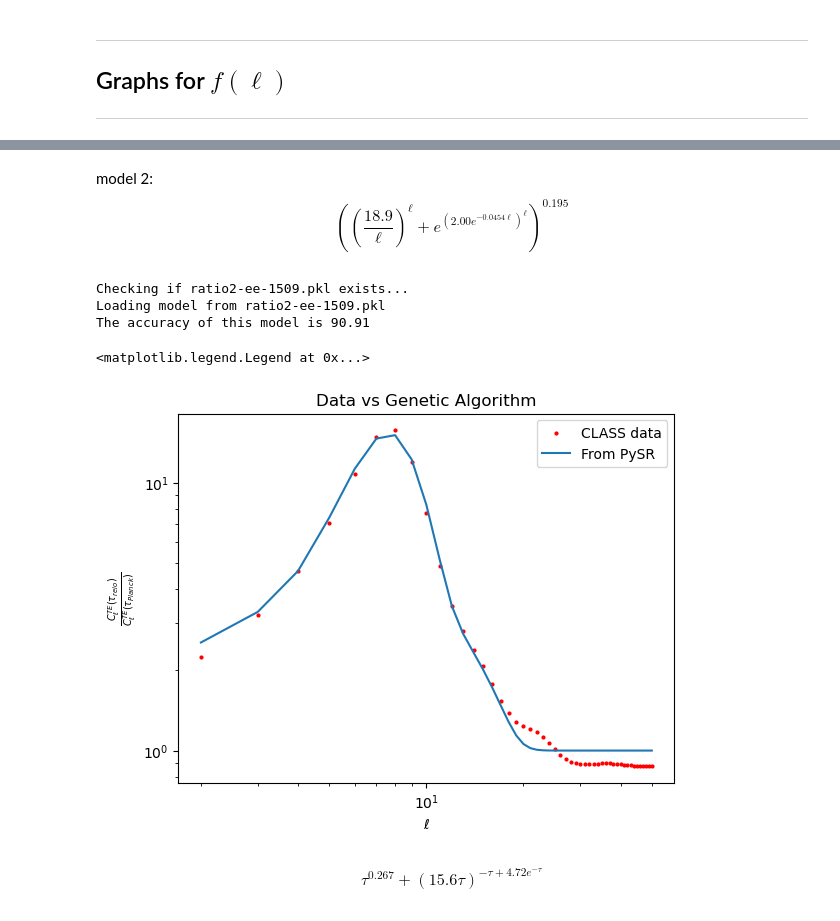
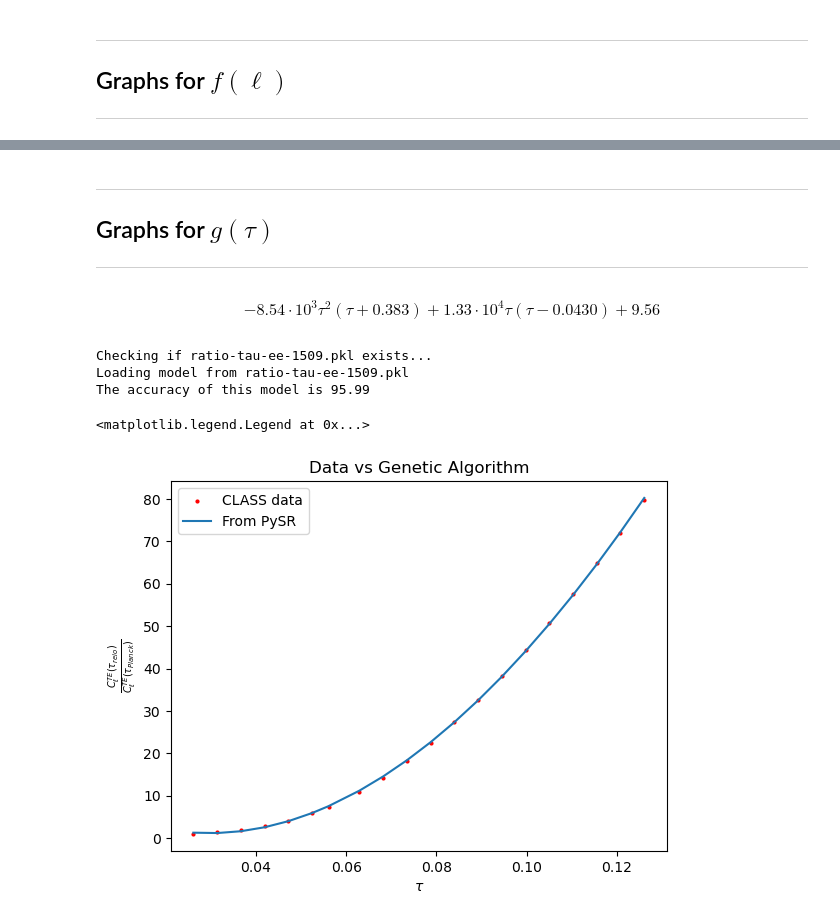
Before and after one commit to farocrown/Simreg, a Jupyter notebook: cl_sr_cmb.ipynb, the cells around one changed output, grey strips where cells are left out. Saved outputs shown, nothing was run; the diff lists cells and outputs as text; code cells hidden in the pictures.

Commit message:
we have a model!

```diff
--- a/cl_sr_cmb.ipynb
+++ b/cl_sr_cmb.ipynb
@@ -38,7 +38,7 @@ tau_real = 0.0561
 t_reio = np.round(np.linspace(0.0261, 0.1261, 20, endpoint=True),4)
 index = np.abs(t_reio - tau_real).argmin()
 t_reio[index] = tau_real
-cl = cl_raw[(cl_raw['tau'] == tau_real)]
+cl_ref = cl_raw[(cl_raw['tau'] == np.min(cl_raw['tau']))]
 
 ell = cl_raw['ell'].values
 ee = cl_raw['EE'].values
@@ -54,7 +54,7 @@ plt.figure(figsize=(12, 6))
 ee_ratio = []
 for i in range (a):
     l = ell[(i * alpha):(i + 1)*alpha]
-    y = ee[(i * alpha):(i + 1)*alpha]/cl['EE'][0:alpha]
+    y = ee[(i * alpha):(i + 1)*alpha]/cl_ref['EE'][0:alpha]
     ee_ratio.append(y)
     string = r'$\tau_{reio}=$' + str(round(t_reio[i], 4))
     plt.semilogy(l,y, label=string, lw=0.7)
@@ -90,9 +86,9 @@ for i in range (alpha):
         x_l.append(ell[index])
         y_ratio.append(ratio_arr[index])
 # %%
-df = pd.DataFrame({'tau':x_t,'ell':x_l, 'EE/EE_planck':y_ratio})
-cl_sort = df[(df['ell'] == 5)]
-cl_sort.to_csv('Ratio(t)-l5.csv', index=False)
+df = pd.DataFrame({'tau':x_t,'ell':x_l, 'EE/EE_ref':y_ratio})
+cl_sort = df[(df['ell'] == 6)]
+cl_sort.to_csv('Ratio(t)-l6.csv', index=False)
 # %% [markdown]
 ----
 ## Graphs for $f(\ell)$
@@ -122,22 +117,25 @@ The accuracy of this model is 90.51
-# %% [markdown]
-model 2:
-$$ \left(\left(\frac{18.9}{\ell}\right)^{\ell} + e^{\left(2.00 e^{- 0.0454 \ell}\right)^{\ell}}\right)^{0.195} $$
+# %% [markdown]
+----
+## Graphs for $g(\tau)$
+----
+# %% [markdown]
+$$- 8.54 \cdot 10^{3} \tau^{2} \left(\tau + 0.383\right) + 1.33 \cdot 10^{4} \tau \left(\tau - 0.0430\right) + 9.56$$
 # %%
-mod = model.from_file('ratio2-ee-1509.pkl')
+mod2 = model.from_file('ratio-tau-ee-1509.pkl')
 
-print('The accuracy of this model is', round(accuracy(ratio_used,mod.predict(l)),2))
+t = t_reio.reshape(-1,1)
+ratio_tau = np.array(df[(df['ell'] == 6)]['EE/EE_ref'])
+print('The accuracy of this model is', np.round(accuracy(ratio_tau,mod2.predict(t)),2))
 
-plt.scatter(l,ratio_used, label='CLASS data', s=4, color='r')
-plt.loglog(l,mod.predict(l), label='From PySR')
-plt.xlabel(r'$\ell$')
+plt.scatter(t_reio,ratio_tau, label='CLASS data', s=4, color='r')
+plt.plot(t_reio,mod2.predict(t), label='From PySR')
+plt.xlabel(r'$\tau$')
 plt.ylabel(r'$\frac{C_{\ell}^{TE}(\tau_{reio})}{C_{\ell}^{TE}(\tau_{Planck})}$')
 plt.title('Data vs Genetic Algorithm')
 plt.legend()
 # %% [output]
-Checking if ratio2-ee-1509.pkl exists...
-Loading model from ratio2-ee-1509.pkl
-The accuracy of this model is 90.91
+Checking if ratio-tau-ee-1509.pkl exists...
+Loading model from ratio-tau-ee-1509.pkl
+The accuracy of this model is 95.99
 <matplotlib.legend.Legend at 0x...>
-[figure, old version]
+[figure, new version]
-# %% [markdown]
-$$ \tau^{0.267} + \left(15.6 \tau\right)^{- \tau + 4.72 e^{- \tau}} $$
```
Also changed, not shown: parts of 14 cells of this notebook.
